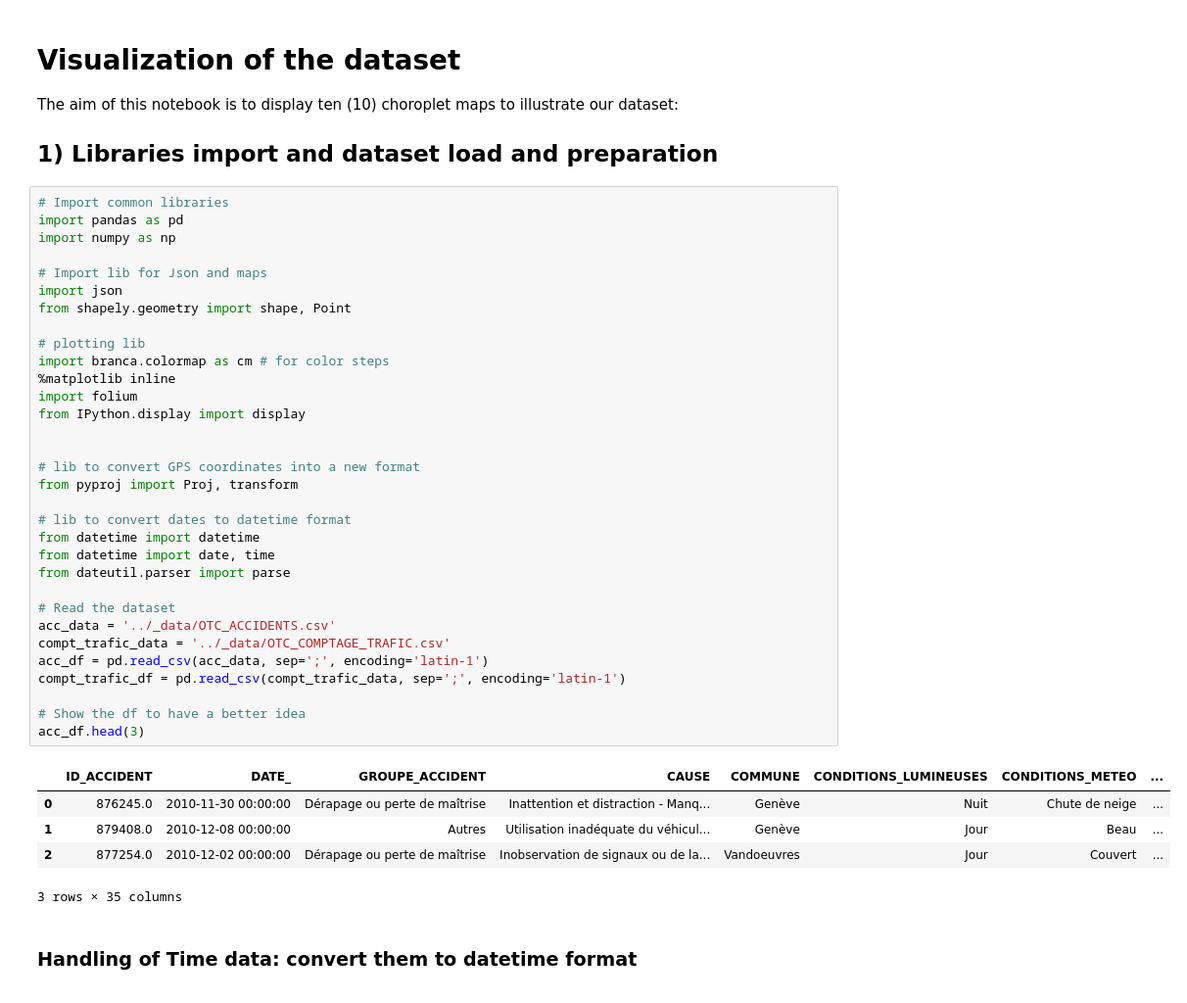
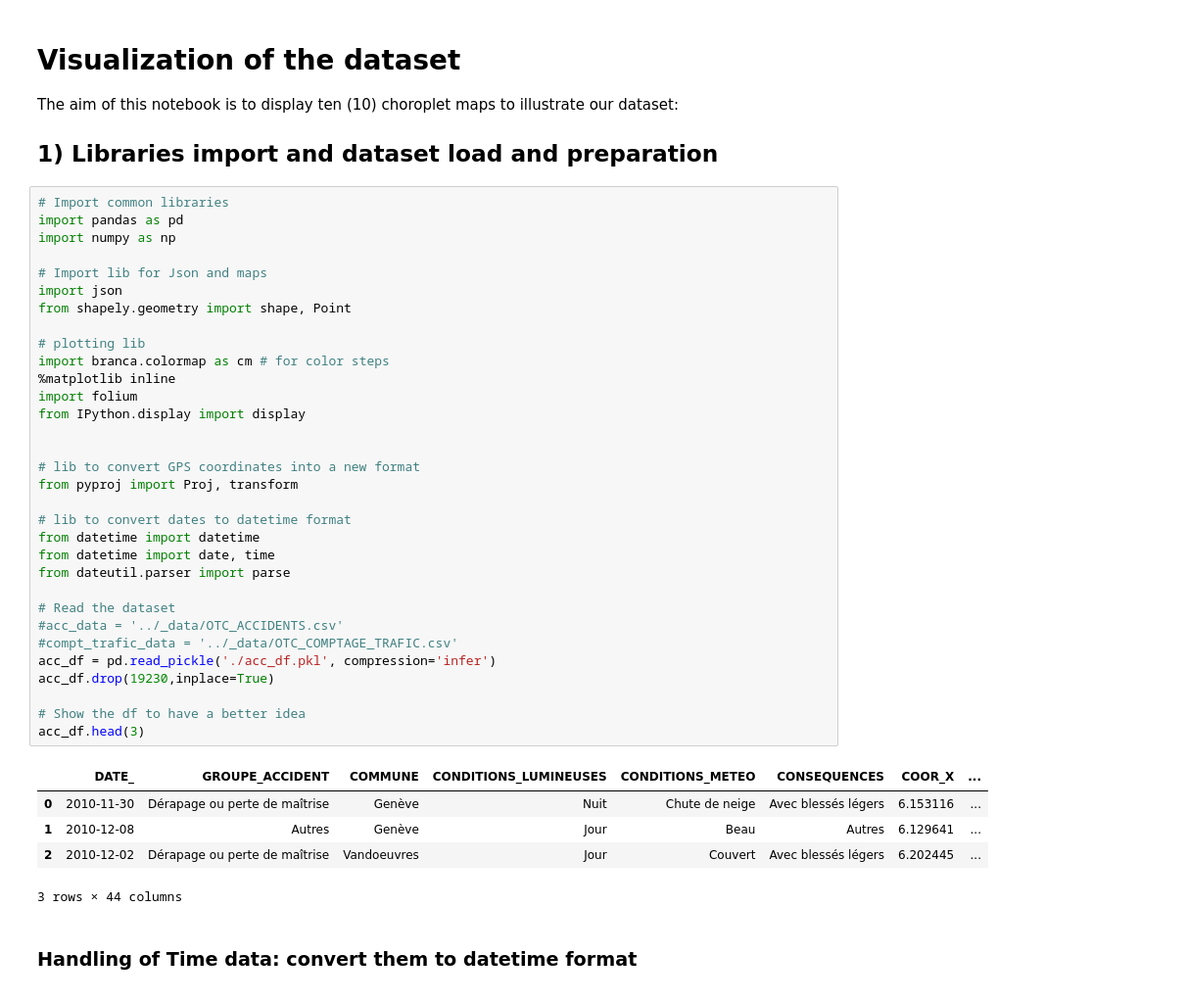
Before and after one commit to LucaZampieri/ADA_homework_LMX, a Jupyter notebook: LMX_Project/05_Viz_of_accidents_distribution_on_the_territory.ipynb, the cells around one changed output. Shown at 98% size. Cells and saved outputs as stored; diff of their text form.

```diff
--- a/LMX_Project/05_Viz_of_accidents_distribution_on_the_territory.ipynb
+++ b/LMX_Project/05_Viz_of_accidents_distribution_on_the_territory.ipynb
@@ -8,41 +8,41 @@ The aim of this notebook is to display ten (10) choroplet maps to illustrate our
 # %%
 # Import common libraries
 import pandas as pd
 import numpy as np
 
 # Import lib for Json and maps
 import json
 from shapely.geometry import shape, Point
 
 # plotting lib
 import branca.colormap as cm # for color steps
 %matplotlib inline
 import folium
 from IPython.display import display
 
 
 # lib to convert GPS coordinates into a new format
 from pyproj import Proj, transform
 
 # lib to convert dates to datetime format
 from datetime import datetime
 from datetime import date, time
 from dateutil.parser import parse
 
 # Read the dataset
-acc_data = '../_data/OTC_ACCIDENTS.csv'
-compt_trafic_data = '../_data/OTC_COMPTAGE_TRAFIC.csv'
-acc_df = pd.read_csv(acc_data, sep=';', encoding='latin-1')
-compt_trafic_df = pd.read_csv(compt_trafic_data, sep=';', encoding='latin-1')
+#acc_data = '../_data/OTC_ACCIDENTS.csv'
+#compt_trafic_data = '../_data/OTC_COMPTAGE_TRAFIC.csv'
+acc_df = pd.read_pickle('./acc_df.pkl', compression='infer')
+acc_df.drop(19230,inplace=True)
 
 # Show the df to have a better idea
 acc_df.head(3)
 # %% [output]
-|  | ID_ACCIDENT | DATE_ | GROUPE_ACCIDENT | CAUSE | COMMUNE | CONDITIONS_LUMINEUSES | CONDITIONS_METEO | ... |
-| 0 | 876245.0 | 2010-11-30 00:00:00 | Dérapage ou perte de maîtrise | Inattention et distraction - Manq... | Genève | Nuit | Chute de neige | ... |
-| 1 | 879408.0 | 2010-12-08 00:00:00 | Autres | Utilisation inadéquate du véhicul... | Genève | Jour | Beau | ... |
-| 2 | 877254.0 | 2010-12-02 00:00:00 | Dérapage ou perte de maîtrise | Inobservation de signaux ou de la... | Vandoeuvres | Jour | Couvert | ... |
+|  | DATE_ | GROUPE_ACCIDENT | COMMUNE | CONDITIONS_LUMINEUSES | CONDITIONS_METEO | CONSEQUENCES | COOR_X | ... |
+| 0 | 2010-11-30 | Dérapage ou perte de maîtrise | Genève | Nuit | Chute de neige | Avec blessés légers | 6.153116 | ... |
+| 1 | 2010-12-08 | Autres | Genève | Jour | Beau | Autres | 6.129641 | ... |
+| 2 | 2010-12-02 | Dérapage ou perte de maîtrise | Vandoeuvres | Jour | Couvert | Avec blessés légers | 6.202445 | ... |
-3 rows × 35 columns
+3 rows × 44 columns
 # %% [markdown]
 ### Handling of Time data: convert them to datetime format
 <a id='321Time'></a>
```
Also changed, not shown: parts of 11 cells of this notebook, 11 other files.
